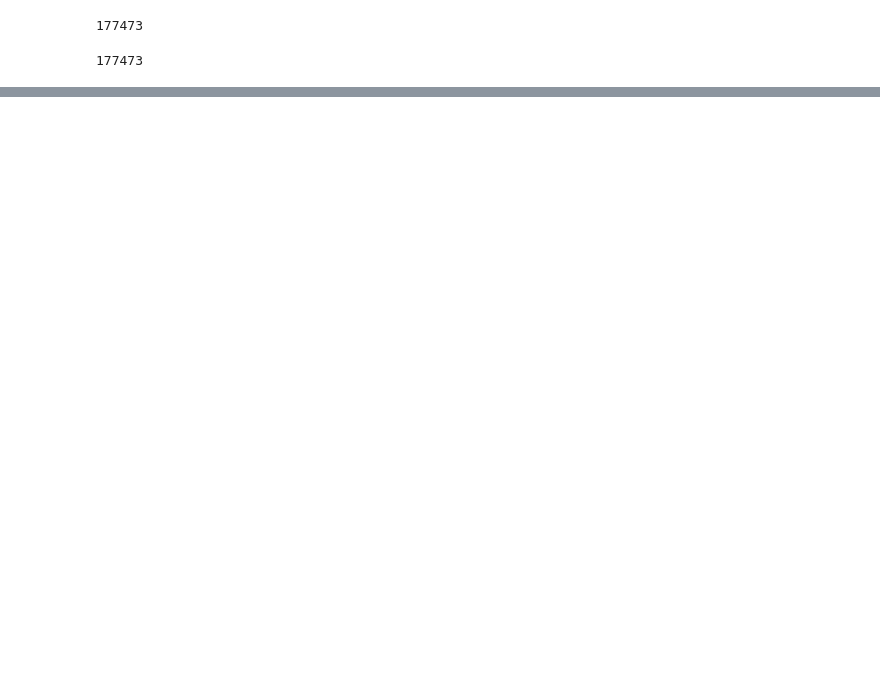
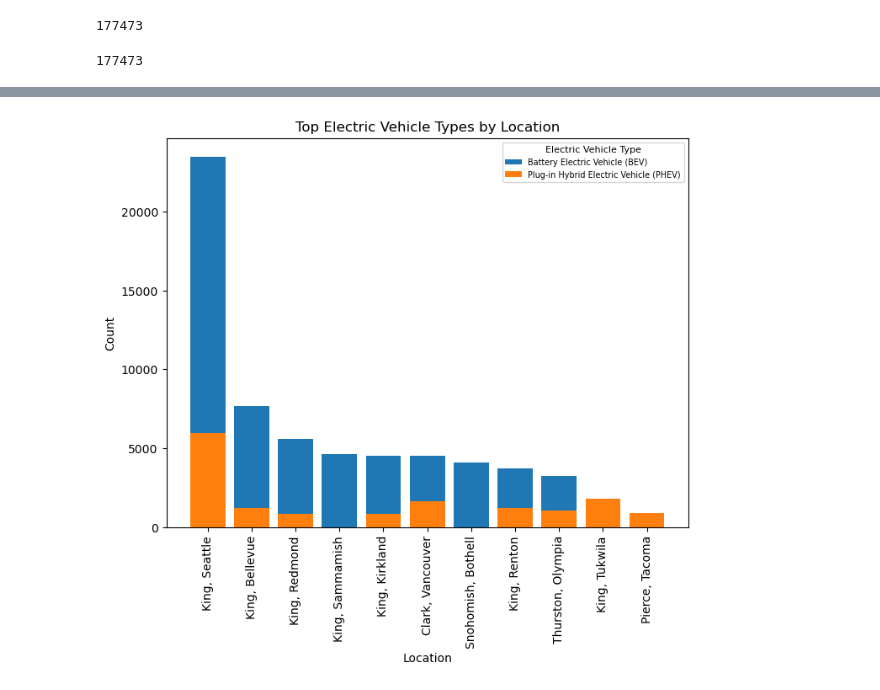
Before and after one commit to moyinajayi/ElectronicVehicleAnalysis, a Jupyter notebook: EV_Analysis.ipynb, the cells around one changed output, grey strips where cells are left out. Drawn from its saved outputs; the diff is of its cells as text; code cells hidden in the pictures; blank space fills up the shorter version.

```diff
--- a/EV_Analysis.ipynb
+++ b/EV_Analysis.ipynb
@@ -399,0 +391,24 @@ show(p)
+# %%
+plt.figure(figsize=(8, 6))
+
+top_locations_by_EVtype = {}
+
+for ev_type in df['Electric Vehicle Type'].unique():
+    ev_type_data = df[df['Electric Vehicle Type'] == ev_type]
+    location_counts = ev_type_data['Location'].value_counts().head(9)
+    plt.bar(location_counts.index, location_counts.values, label=ev_type)
+
+    top_locations_by_EVtype[ev_type] = location_counts.index.tolist()
+
+plt.title('Top Electric Vehicle Types by Location')
+plt.xlabel('Location')
+plt.ylabel('Count')
+plt.xticks(rotation=90)
+
+top_legend_labels = [f"{ev_type}" for ev_type in df['Electric Vehicle Type'].unique()]
+
+plt.legend(top_legend_labels, title='Electric Vehicle Type', title_fontsize=8, fontsize='x-small', bbox_to_anchor=(1, 1), loc='upper right')
+
+plt.show()
+# %% [output]
+[figure, added]
```
Also changed, not shown: parts of 19 cells of this notebook.
